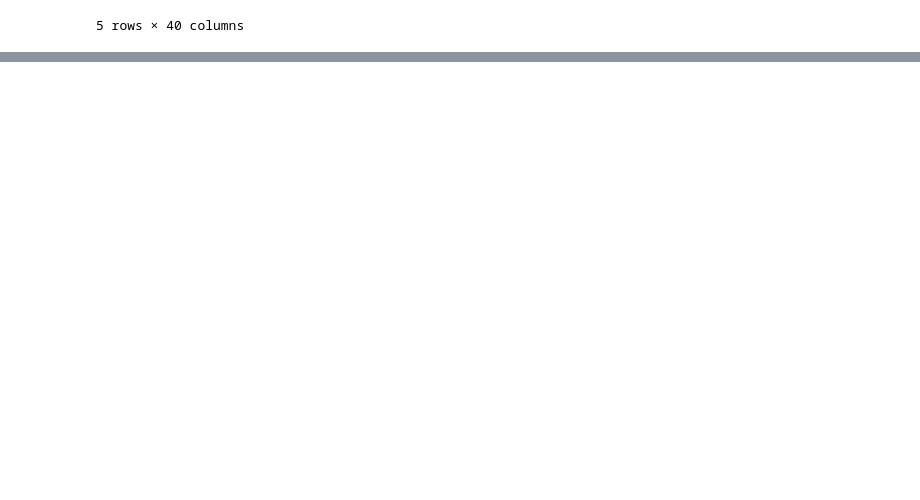
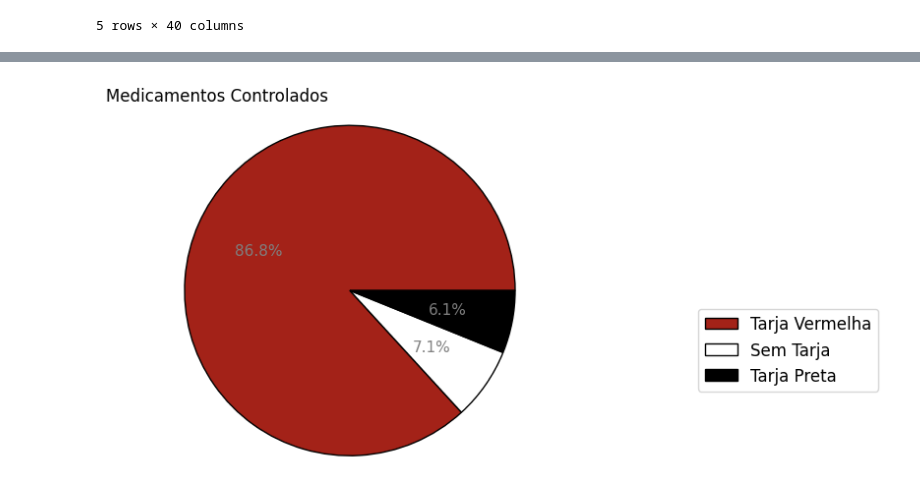
Before and after one commit to pioctba/Projeto_ADA_2, a Jupyter notebook: Projeto_ADA_Medicamentos.ipynb, the cells around one changed output, grey strips where cells are left out. Cells and saved outputs as stored; diff of their text form; code cells hidden in the pictures; blank space fills up the shorter version.

```diff
--- a/Projeto_ADA_Medicamentos.ipynb
+++ b/Projeto_ADA_Medicamentos.ipynb
@@ -244,0 +244,9 @@ TypeError: unsupported operand type(s) for &: 'str' and 'bool'
+# %%
+#Filtrar coluna Classificação, armazenando tudo que conter a palavra vermelha ou preta.
+filtro_vermelho = df['CLASSIFICAÇÃO'].str.contains('Vermelha').fillna(False)
+filtro_preto = df['CLASSIFICAÇÃO'].str.contains('Preta').fillna(False)
+#Sobreescrevendo os valores
+df.loc[filtro_vermelho, 'CLASSIFICAÇÃO'] = 'Tarja Vermelha'
+df.loc[filtro_preto, 'CLASSIFICAÇÃO'] = 'Tarja Preta'
+df = df.dropna(subset=['CLASSIFICAÇÃO'])
+df.head(200)
@@ -244,0 +267,16 @@ TypeError: unsupported operand type(s) for &: 'str' and 'bool'
+# %%
+count = df['CLASSIFICAÇÃO'].value_counts().values
+classificacao = df['CLASSIFICAÇÃO'].value_counts().index
+#Representacao da porcentagem de acordo com a classificacao dos produtos
+plt.pie(count,autopct='%1.1f%%',
+        colors = ["#a32218", "#FFFFFF" , "#000000"],
+        wedgeprops = {"ec": "k"},
+        textprops = {"fontsize": 11, 'color':'Grey'},
+        )
+plt.axis("equal")
+#Especificações Legenda
+plt.legend(fontsize=12, loc = 'lower right',  labels=classificacao,bbox_to_anchor=(1.6, 0.2))
+plt.title("Medicamentos Controlados" , loc='left')
+plt.show()
+# %% [output]
+[figure, added]
```
Also changed, not shown: parts of 51 cells of this notebook.
